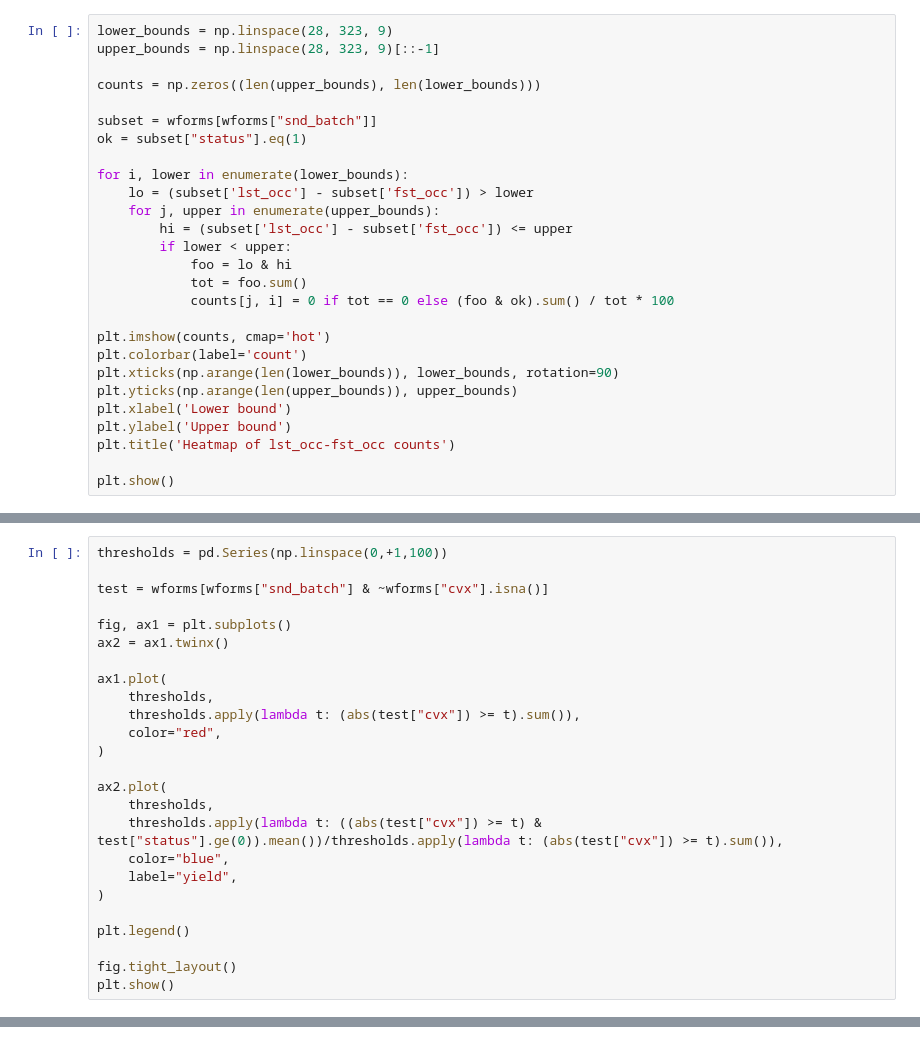
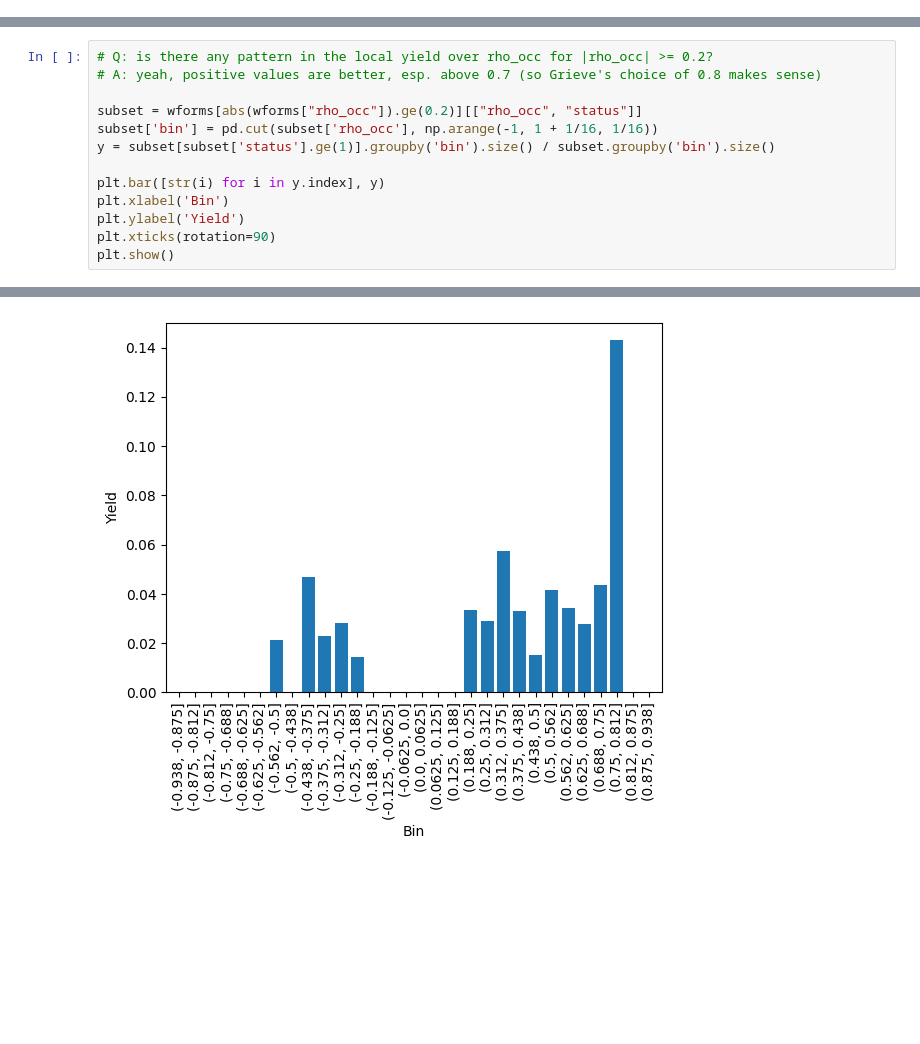
Before and after one commit to breviloquia-italica/pipeline, a Jupyter notebook: XX_benchmark-yield.ipynb, the cells around one changed output, grey strips where cells are left out. Saved outputs shown, nothing was run; the diff lists cells and outputs as text; blank space fills up the shorter version.

Commit message:
Clean up yield experiments

```diff
--- a/XX_benchmark-yield.ipynb
+++ b/XX_benchmark-yield.ipynb
@@ -246,27 +31,0 @@ Estimated completion of line 16:   0%           Elapsed time: 00:00, estimated r
-# %%
-lower_bounds = np.linspace(28, 323, 9)
-upper_bounds = np.linspace(28, 323, 9)[::-1]
-
-counts = np.zeros((len(upper_bounds), len(lower_bounds)))
-
-subset = wforms[wforms["snd_batch"]]
-ok = subset["status"].eq(1)
-
-for i, lower in enumerate(lower_bounds):
-    lo = (subset['lst_occ'] - subset['fst_occ']) > lower
-    for j, upper in enumerate(upper_bounds):
-        hi = (subset['lst_occ'] - subset['fst_occ']) <= upper
-        if lower < upper:
-            foo = lo & hi
-            tot = foo.sum()
-            counts[j, i] = 0 if tot == 0 else (foo & ok).sum() / tot * 100
-
-plt.imshow(counts, cmap='hot')
-plt.colorbar(label='count')
-plt.xticks(np.arange(len(lower_bounds)), lower_bounds, rotation=90)
-plt.yticks(np.arange(len(upper_bounds)), upper_bounds)
-plt.xlabel('Lower bound')
-plt.ylabel('Upper bound')
-plt.title('Heatmap of lst_occ-fst_occ counts')
-
-plt.show()
@@ -522,25 +32,14 @@ plt.show()
-# %%
-thresholds = pd.Series(np.linspace(0,+1,100))
-
-test = wforms[wforms["snd_batch"] & ~wforms["cvx"].isna()]
-
-fig, ax1 = plt.subplots()
-ax2 = ax1.twinx()
-
-ax1.plot(
-    thresholds,
-    thresholds.apply(lambda t: (abs(test["cvx"]) >= t).sum()),
-    color="red",
-)
-
-ax2.plot(
-    thresholds,
-    thresholds.apply(lambda t: ((abs(test["cvx"]) >= t) & test["status"].ge(0)).mean())/thresholds.apply(lambda t: (abs(test["cvx"]) >= t).sum()),
-    color="blue",
-    label="yield",
-)
-
-plt.legend()
-
-fig.tight_layout()
-plt.show()
+# %%
+# Q: is there any pattern in the local yield over rho_occ for |rho_occ| >= 0.2?
+# A: yeah, positive values are better, esp. above 0.7 (so Grieve's choice of 0.8 makes sense)
+
+subset = wforms[abs(wforms["rho_occ"]).ge(0.2)][["rho_occ", "status"]]
+subset['bin'] = pd.cut(subset['rho_occ'], np.arange(-1, 1 + 1/16, 1/16))
+y = subset[subset['status'].ge(1)].groupby('bin').size() / subset.groupby('bin').size()
+
+plt.bar([str(i) for i in y.index], y)
+plt.xlabel('Bin')
+plt.ylabel('Yield')
+plt.xticks(rotation=90)
+plt.show()
+# %% [output]
@@ -546,0 +51 @@ plt.show()
+[figure, added]
```
Also changed, not shown: parts of 29 cells of this notebook.
